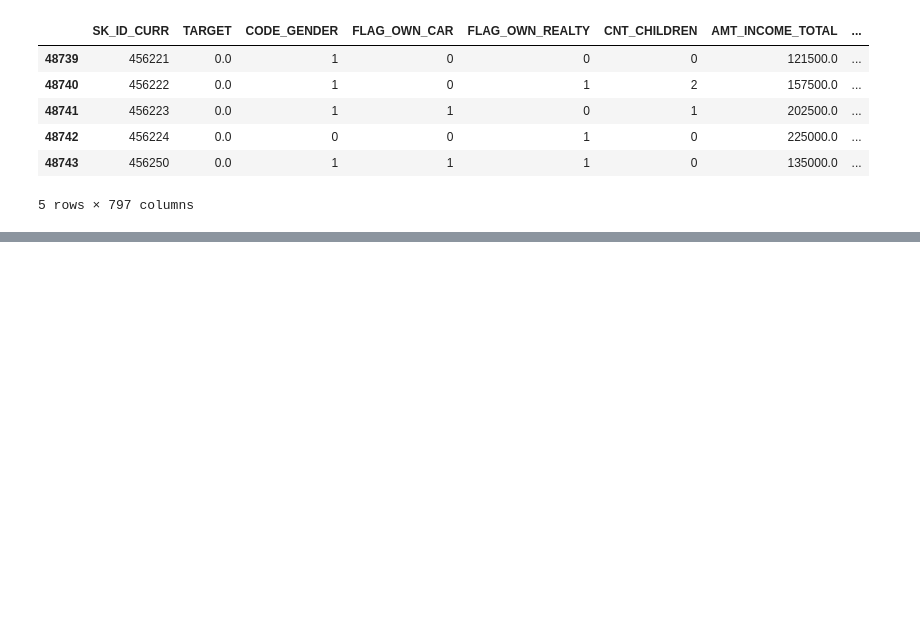
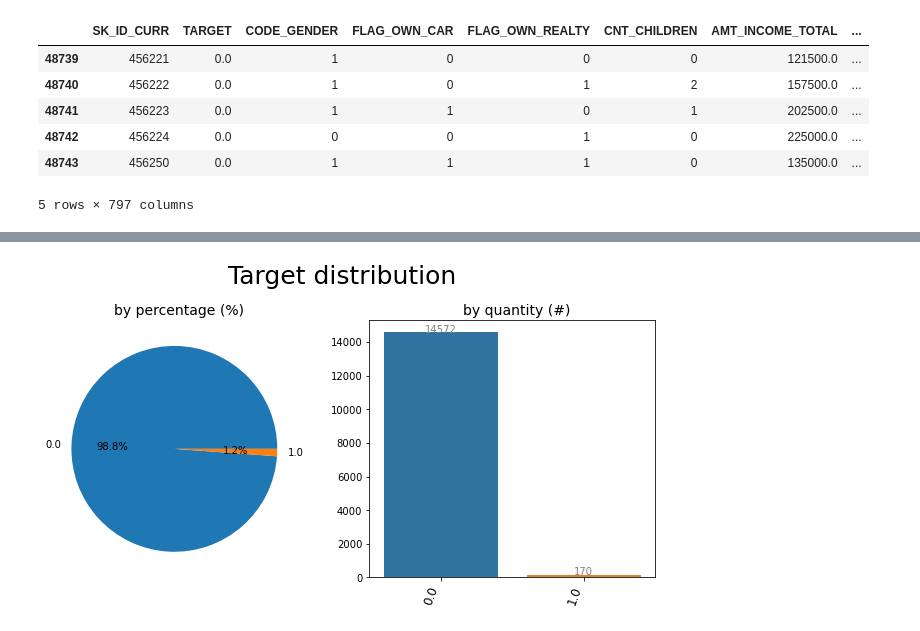
Before and after one commit to samirhinojosa/OC-P7-IMPLEMENT-A-SCORING-MODEL, a Jupyter notebook: notebooks/models_execution.ipynb, the cells around one changed output, grey strips where cells are left out. Saved outputs shown, nothing was run; the diff lists cells and outputs as text; code cells hidden in the pictures; blank space fills up the shorter version.

Commit message:
clients to predict have been reduced

```diff
--- a/notebooks/models_execution.ipynb
+++ b/notebooks/models_execution.ipynb
@@ -198,0 +214,6 @@ df_result_resampled_not_scaler_model[df_result_resampled_not_scaler_model["TARGE
+# %%
+new_result = resampled_not_scaler_model.predict(df_example_copy)
+# %%
+new_result  = pd.Series(new_result, name="TARGET")
+# %%
+df_new_result  = pd.DataFrame(new_result)
@@ -198,0 +248,5 @@ df_result_resampled_not_scaler_model[df_result_resampled_not_scaler_model["TARGE
+# %%
+df_example_copy.reset_index(drop=True, inplace=True)
+df_new_result.reset_index(drop=True, inplace=True)
+
+df = pd.concat([df_example_copy, df_new_result], axis=1)
@@ -198,0 +272,4 @@ df_result_resampled_not_scaler_model[df_result_resampled_not_scaler_model["TARGE
+# %%
+barplot_and_pie(df["TARGET"], "Target distribution", " ")
+# %% [output]
+[figure, added]
```
Also changed, not shown: parts of 41 cells of this notebook, 3 other files.
